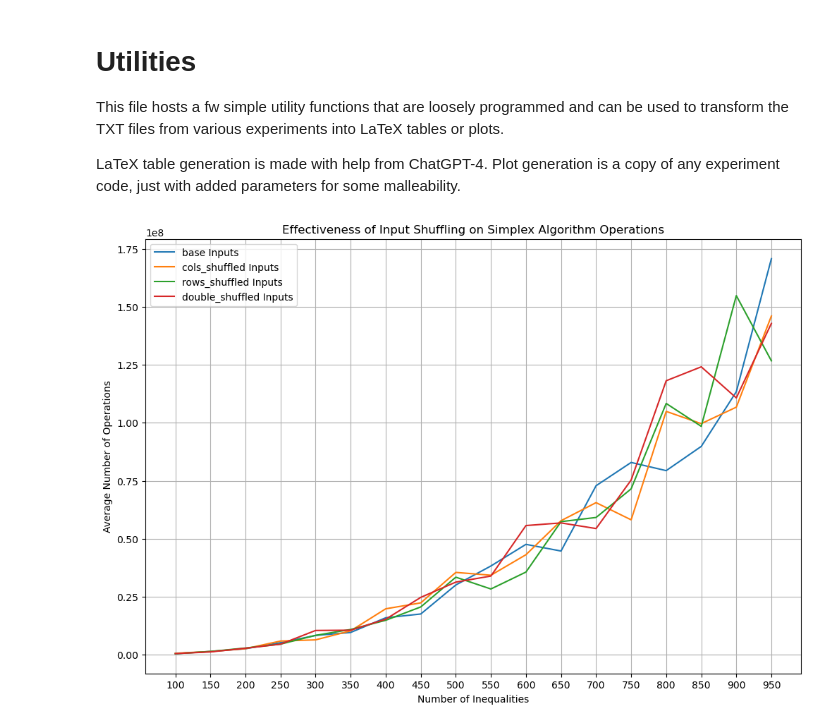
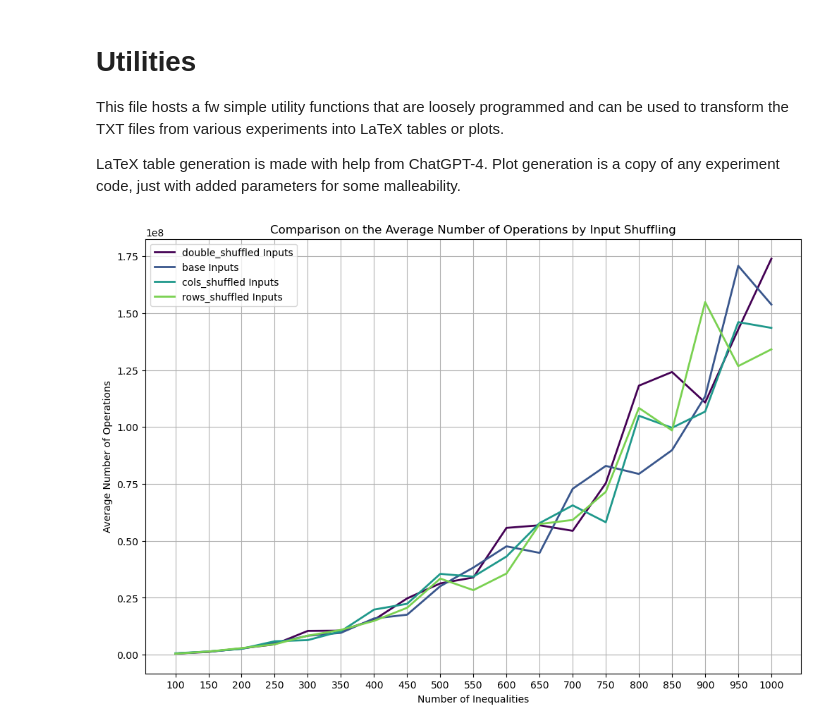
Before and after one commit to mihkeluutar/simplex-practical-experiments, a Jupyter notebook: Cool Bits/utilities.ipynb, the cells around one changed output. Saved outputs shown, nothing was run; the diff lists cells and outputs as text; code cells hidden in the pictures.

```diff
--- a/Cool Bits/utilities.ipynb
+++ b/Cool Bits/utilities.ipynb
@@ -67,7 +69,7 @@ def txt_to_latex(input_file_path, output_file_path):
         file.write(latex_table)
 
 # Sample usage
-file_path = 'Final Results/Experiment 3 - Input Structure and Shuffling/Experiment3_100-1000_RAWDATA_30iters.txt'
+file_path = '/Users/mihkeluutar/UniTartu/Thesis/Final Results/Experiment 3 - Input Structure and Shuffling/Experiment3_100-1000_RAWDATA_30iters.txt'
 output_file_path = 'Experiment3_100-1000_RAWDATA_LATEX'
 
 txt_to_latex(file_path, output_file_path)
@@ -75,39 +77,66 @@ txt_to_latex(file_path, output_file_path)
 # Plotting a graph from a TXT file, useful if need to change the labels etc later.
 
 # Pretty much a direct copy of any experiments plotting function.
-def txt_to_plot(file_path, x_label, y_label, title, x_axis_min, x_axis_max, step=1):
+def txt_to_plot(file_path, x_label, y_label, title, x_axis_min, x_axis_max, step=1, contains_exploit=False):
     with open(file_path, 'r') as file:
         data = json.load(file)
 
+    # Determining the range for the x-axis
     x_axis_range = np.linspace(x_axis_min, x_axis_max, num=len(data[list(data.keys())[0]]))
 
     plt.figure(figsize=(12, 8))
+
+    # Create a dictionary to hold the last values of each input type
+    last_values = {}
+    exploit_data = {}
     for input_type in data:
+        if '_exploit' in input_type and contains_exploit:
+            exploit_data[input_type] = data[input_type]
+        else:
+            last_values[input_type] = data[input_type][-1]  # Get the last value in each list
+
+    # Sort the input types based on the last values, from highest to lowest
+    sorted_input_types = sorted(last_values, key=last_values.get, reverse=True)
+
+    colors = plt.cm.viridis(np.linspace(0, 0.8, len(sorted_input_types)))
+    color_map = dict(zip(sorted_input_types, colors))
+
+    for input_type in sorted_input_types:
+        line_style = '-'
+        line_width = 2
         if len(x_axis_range) != len(data[input_type]):
             print(f'Warning: Length mismatch for {input_type}. Expected {len(x_axis_range)}, got {len(data[input_type])}')
-        plt.plot(x_axis_range, data[input_type], label=f'{input_type} Inputs')
 
+        # Regular input plotting
+        plt.plot(x_axis_range, data[input_type], label=f'{input_type} Inputs', linestyle=line_style, linewidth=line_width, color=color_map[input_type])
+
+        # Exploit input plotting if present and required
+        exploit_type = input_type + '_exploit'
+        if contains_exploit and exploit_type in exploit_data:
+            plt.plot(x_axis_range, exploit_data[exploit_type], label=f'{exploit_type} Inputs', linestyle='-', linewidth=4, color=color_map[input_type])
 
     plt.xlabel(x_label)
     plt.ylabel(y_label)
     plt.title(title)
     plt.legend()
     plt.grid(True)
 
+    # Setting custom ticks on the x-axis
     tick_positions = np.arange(x_axis_min, x_axis_max + 1, step)
     plt.xticks(tick_positions)
 
     plt.show()
 
 
 txt_to_plot(
-    file_path='/Users/mihkeluutar/UniTartu/Thesis/Final Results/Experiment 3 - Input Structure and Shuffling/Experiment3_100-950_RAWDATA_30iters.txt',
-    title='Effectiveness of Input Shuffling on Simplex Algorithm Operations',
+    file_path='/Users/mihkeluutar/UniTartu/Thesis/Final Results/Experiment 3 - Input Structure and Shuffling/Experiment3_100-1000_RAWDATA_30iters.txt',
+    title='Comparison on the Average Number of Operations by Input Shuffling',
     y_label='Average Number of Operations',
     x_label='Number of Inequalities',
     x_axis_min=100,
-    x_axis_max=950,
-    step=50
+    x_axis_max=1000,
+    step=50,
+    contains_exploit=False
 )
 # %% [output]
-[figure, old version]
+[figure, new version]
```
Also changed, not shown: parts of 1 cell of this notebook, 55 other files.
